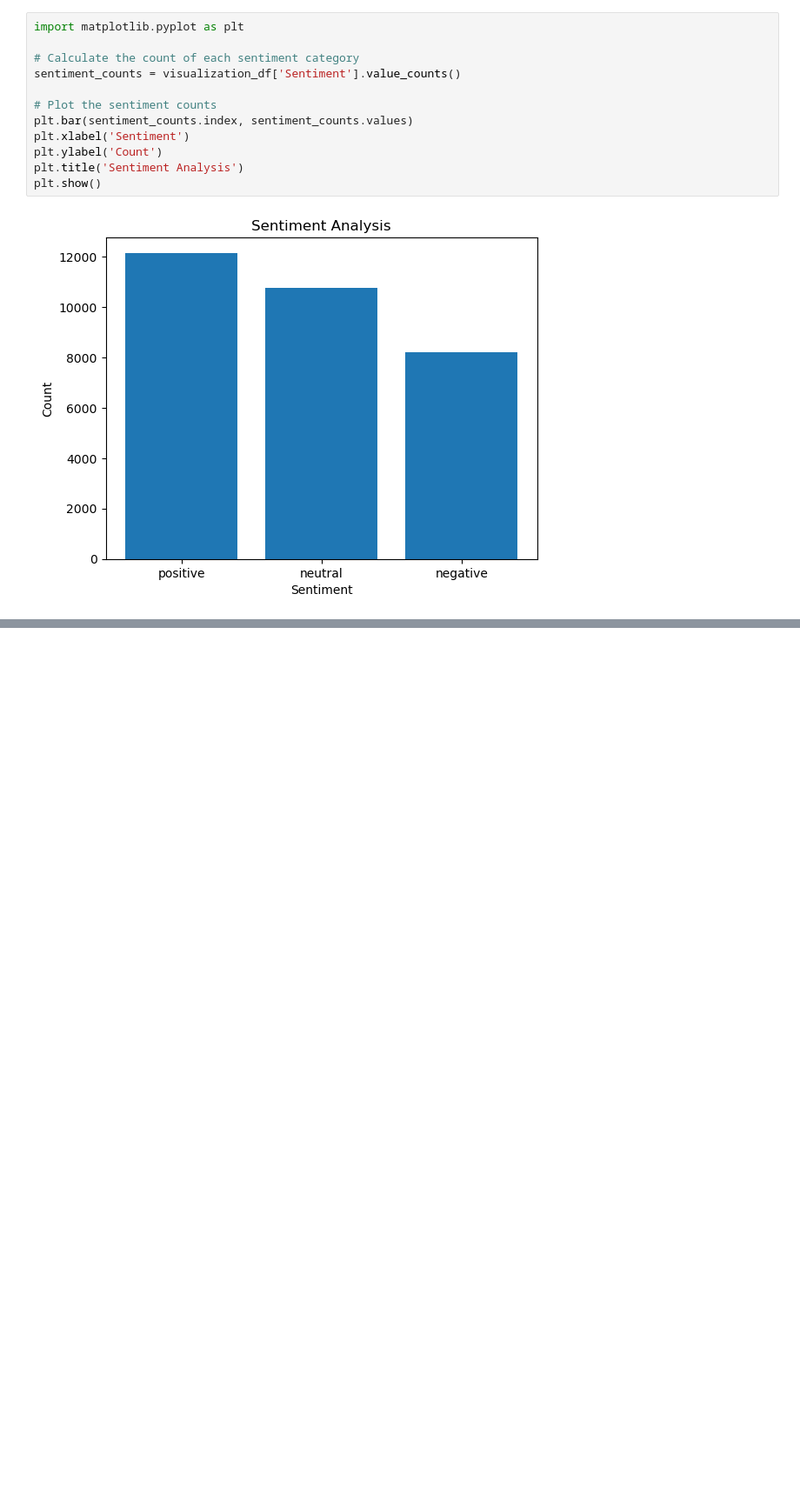
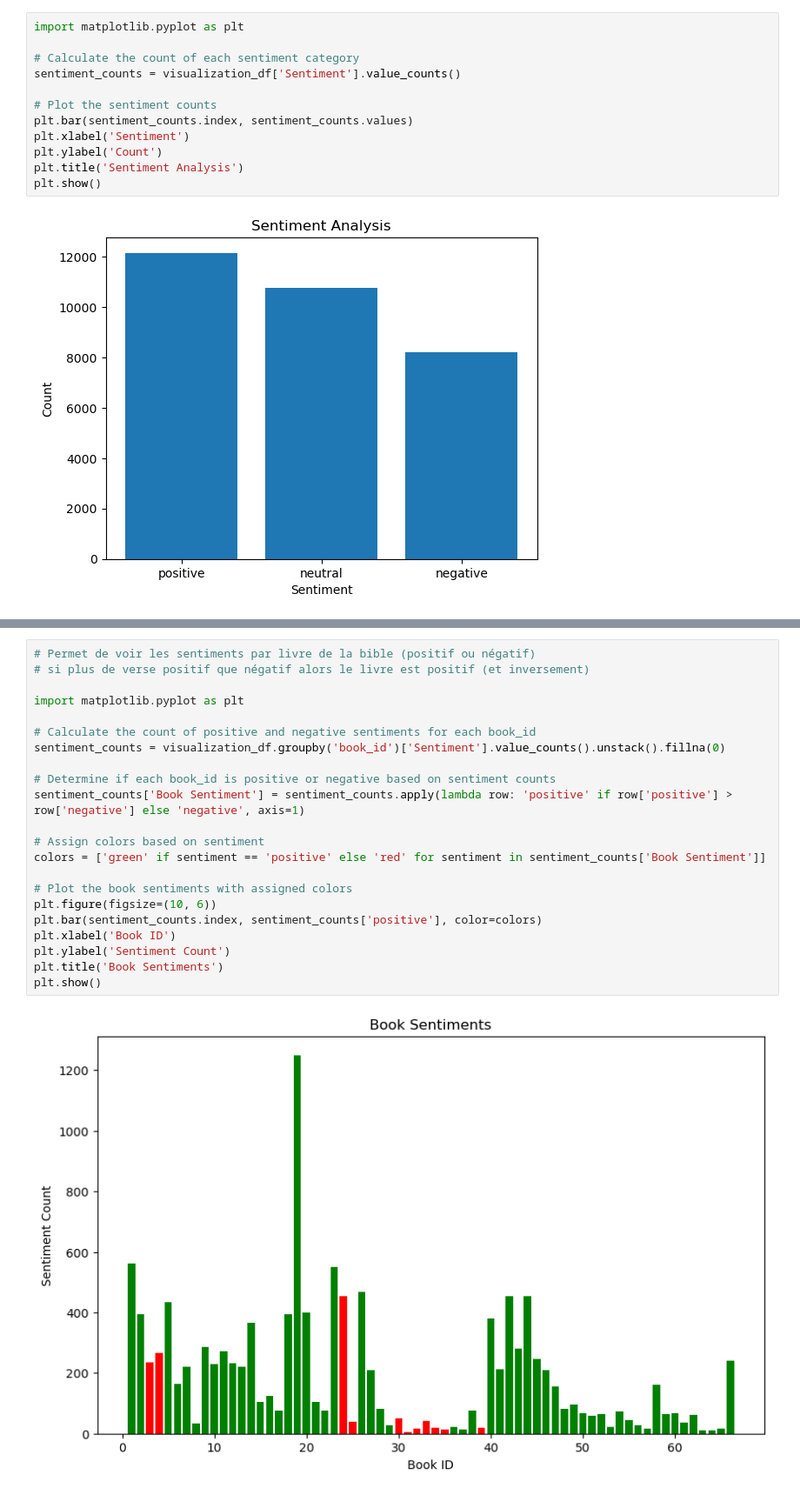
Before and after one commit to nastoo/datascience, a Jupyter notebook: TP3_V1.ipynb, the cells around one changed output, grey strips where cells are left out. Shown at 87% size. Saved outputs shown, nothing was run; the diff lists cells and outputs as text; blank space fills up the shorter version.

```diff
--- a/TP3_V1.ipynb
+++ b/TP3_V1.ipynb
@@ -913,0 +935,24 @@ plt.show()
+# %%
+# Permet de voir les sentiments par livre de la bible (positif ou négatif)
+# si plus de verse positif que négatif alors le livre est positif (et inversement)
+
+import matplotlib.pyplot as plt
+
+# Calculate the count of positive and negative sentiments for each book_id
+sentiment_counts = visualization_df.groupby('book_id')['Sentiment'].value_counts().unstack().fillna(0)
+
+# Determine if each book_id is positive or negative based on sentiment counts
+sentiment_counts['Book Sentiment'] = sentiment_counts.apply(lambda row: 'positive' if row['positive'] > row['negative'] else 'negative', axis=1)
+
+# Assign colors based on sentiment
+colors = ['green' if sentiment == 'positive' else 'red' for sentiment in sentiment_counts['Book Sentiment']]
+
+# Plot the book sentiments with assigned colors
+plt.figure(figsize=(10, 6))
+plt.bar(sentiment_counts.index, sentiment_counts['positive'], color=colors)
+plt.xlabel('Book ID')
+plt.ylabel('Sentiment Count')
+plt.title('Book Sentiments')
+plt.show()
+# %% [output]
+[figure, added]
```
Also changed, not shown: parts of 5 cells of this notebook, 1 other file.
